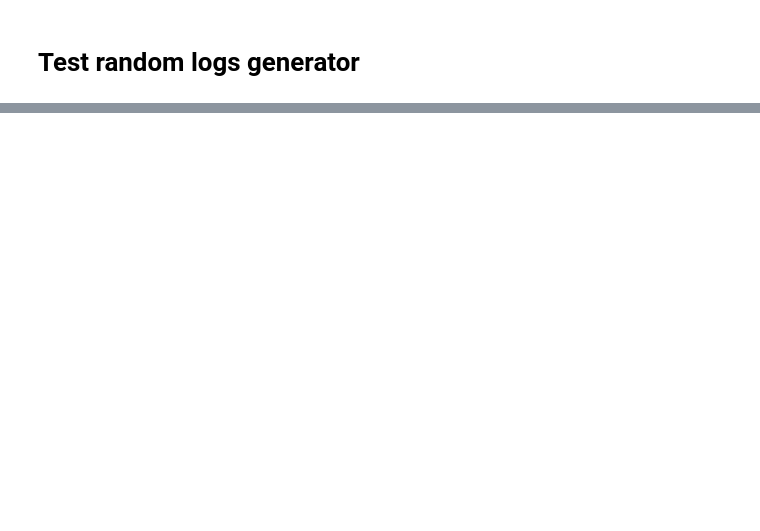
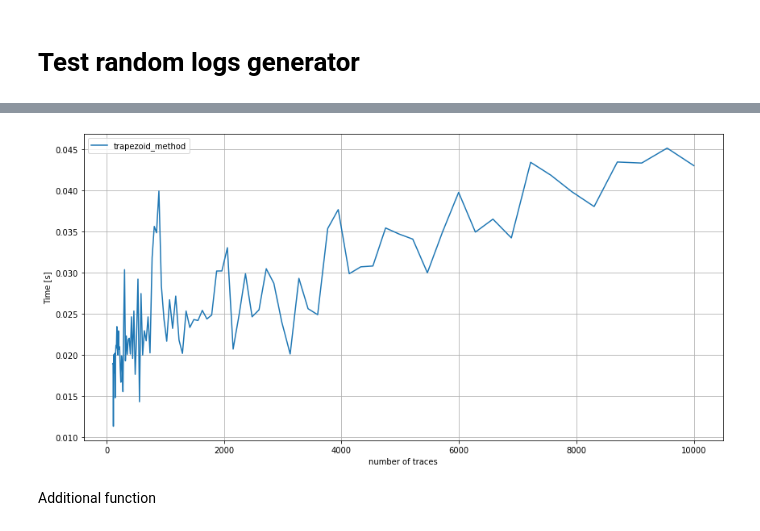
Before and after one commit to Sroka-Bartosz/Allen-fuzzy-logs-relation-analysis, a Jupyter notebook: logs_analysis.ipynb, the cells around one changed output, grey strips where cells are left out. Cells and saved outputs as stored; diff of their text form; code cells hidden in the pictures; blank space fills up the shorter version.

```diff
--- a/logs_analysis.ipynb
+++ b/logs_analysis.ipynb
@@ -450,0 +138,23 @@ splot/task2: 6 %
+# %%
+list_of_times = []
+list_of_fraction = [x for x in np.logspace(-2, 0, 100) if x > 0.01]
+for frac in list_of_fraction:
+    t = TrapezoidMethod(generated_logs[generated_logs['case_id'].isin(pd.Series(generated_logs['case_id'].unique()).sample(frac=frac, random_state=0))])
+    start_time = time.time()
+    t.core_metod('A', 'B')
+    execution_time = time.time() - start_time
+    print("\r{} %".format(round(100 * list_of_fraction.index(frac)/len(list_of_fraction)),2), end='')
+    list_of_times.append(execution_time)
+n_task = t.number_of_traces['A']
+print('\r       ', end='')
+_, ax = plt.subplots(nrows=1, ncols=1, figsize=[12,6])
+ax.plot([n_task * _ for _ in list_of_fraction], list_of_times, label='trapezoid_method')
+ax.set(xlabel='number of traces', ylabel='Time [s]')
+ax.grid()
+plt.legend()
+plt.tight_layout()
+plt.show()
+# %% [output]
+[figure, added]
+# %% [markdown]
+Additional function
```
Also changed, not shown: parts of 32 cells of this notebook, 1 other file.
